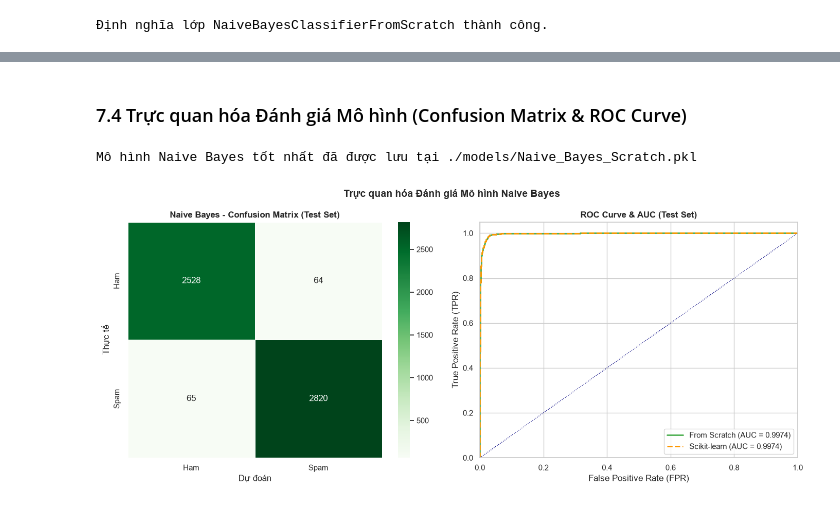
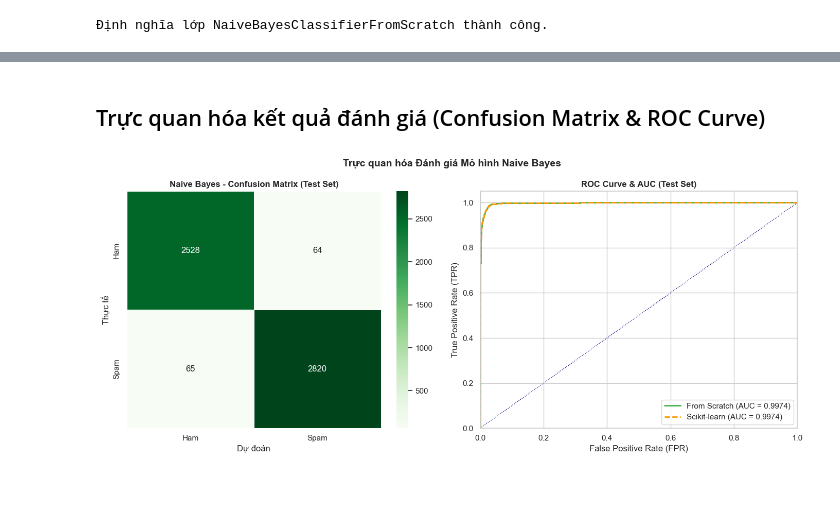
Before and after one commit to itsanhkhoi12/UTH-MACHINE-LEARNING-ASSIGNMENTS-GR02, a Jupyter notebook: practice_1/07-train-naive-bayes.ipynb, the cells around one changed output, grey strips where cells are left out. Drawn from its saved outputs; the diff is of its cells as text; code cells hidden in the pictures.

Commit message:
feat: refactor gradient boosting and naive bayes notebooks with DTR layout

```diff
--- a/practice_1/07-train-naive-bayes.ipynb
+++ b/practice_1/07-train-naive-bayes.ipynb
@@ -314,5 +320,5 @@ Scikit-learn       97.6447        97.4933     97.5309  97.5121             0.230
 # %% [markdown]
-### 7.4 Trực quan hóa Đánh giá Mô hình (Confusion Matrix & ROC Curve)
+## Trực quan hóa kết quả đánh giá (Confusion Matrix & ROC Curve)
 # %%
 # Khởi tạo hình vẽ có 2 biểu đồ trực quan (Confusion Matrix & ROC-AUC)
 fig, axes = plt.subplots(1, 2, figsize=(14, 6))
@@ -322,35 +328,31 @@ cm_sk = confusion_matrix(y_test, y_pred_sklearn, labels=[1, 0])
 sns.heatmap(cm_sk, annot=True, fmt='d', cmap='Greens',
             xticklabels=['Ham', 'Spam'], yticklabels=['Ham', 'Spam'],
             edgecolor='black', linewidths=0.5, ax=axes[0])
 axes[0].set_title('Naive Bayes - Confusion Matrix (Test Set)', fontsize=12, fontweight='bold')
 axes[0].set_ylabel('Thực tế')
 axes[0].set_xlabel('Dự đoán')
 
 # 2. Trực quan hóa ROC Curve & AUC (lớp dương 'spam')
 fpr_scr, tpr_scr, _ = roc_curve(y_test, y_prob_scratch, pos_label=1)
 auc_scr = auc(fpr_scr, tpr_scr)
 
 fpr_sk, tpr_sk, _ = roc_curve(y_test, y_prob_sklearn, pos_label=1)
 auc_sk = auc(fpr_sk, tpr_sk)
 
 axes[1].plot(fpr_scr, tpr_scr, color='#4CAF50', lw=2, label=f'From Scratch (AUC = {auc_scr:.4f})')
 axes[1].plot(fpr_sk, tpr_sk, color='#FF9800', lw=2, linestyle='--', label=f'Scikit-learn (AUC = {auc_sk:.4f})')
 axes[1].plot([0, 1], [0, 1], color='navy', lw=1, linestyle=':')
 axes[1].set_xlim([0.0, 1.0])
 axes[1].set_ylim([0.0, 1.05])
 axes[1].set_xlabel('False Positive Rate (FPR)')
 axes[1].set_ylabel('True Positive Rate (TPR)')
 axes[1].set_title('ROC Curve & AUC (Test Set)', fontsize=12, fontweight='bold')
 axes[1].legend(loc='lower right')
 
 plt.suptitle('Trực quan hóa Đánh giá Mô hình Naive Bayes', fontsize=14, fontweight='bold')
 plt.tight_layout()
 
 # Tạo thư mục models và lưu mô hình
-os.makedirs('./models', exist_ok=True)
-joblib.dump(clf_scratch, './models/Naive_Bayes_Scratch.pkl')
-print("Mô hình Naive Bayes tốt nhất đã được lưu tại ./models/Naive_Bayes_Scratch.pkl")
 plt.show()
 # %% [output]
-Mô hình Naive Bayes tốt nhất đã được lưu tại ./models/Naive_Bayes_Scratch.pkl
-[figure, old version]
+[figure, new version]
```
Also changed, not shown: parts of 21 cells of this notebook, 3 other files.
